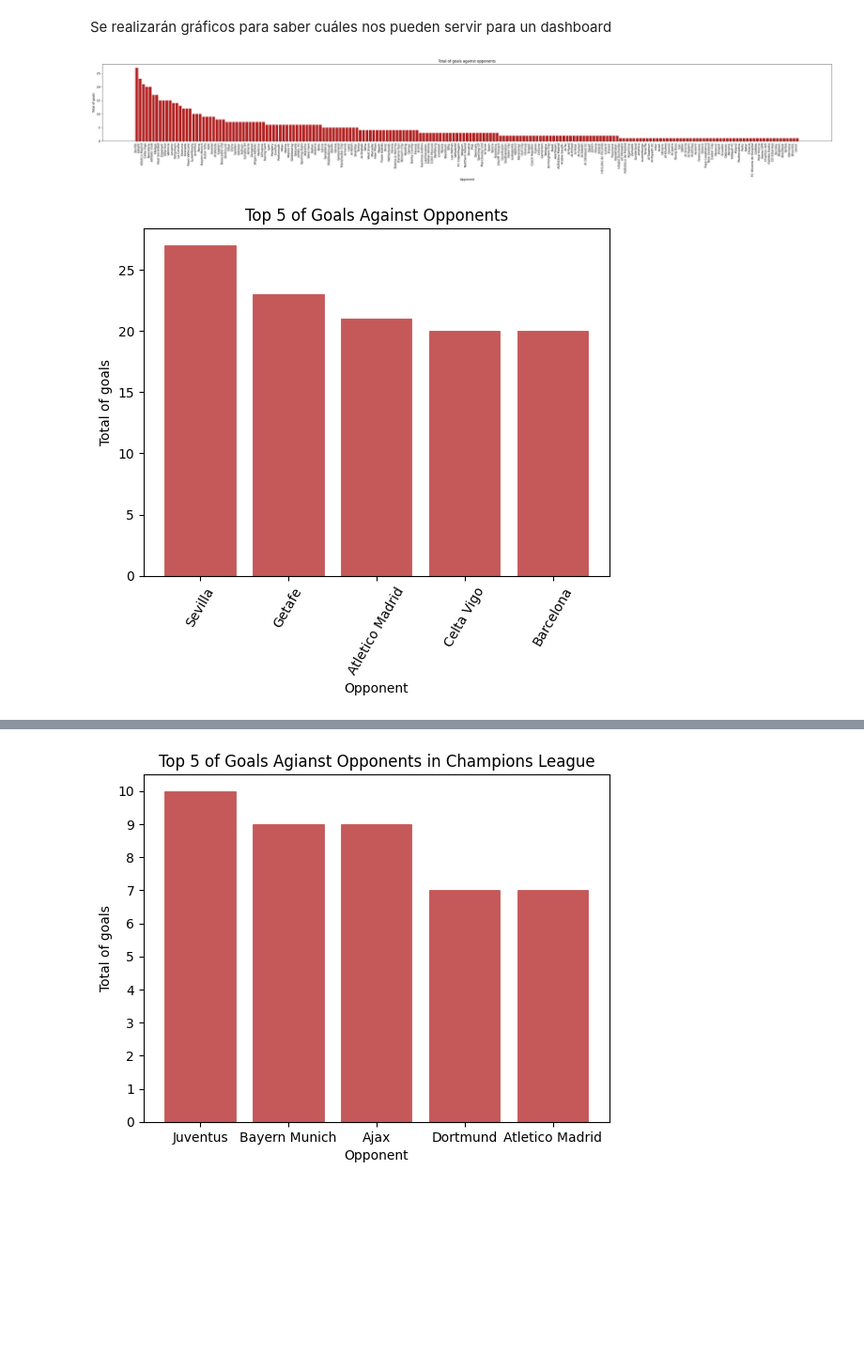
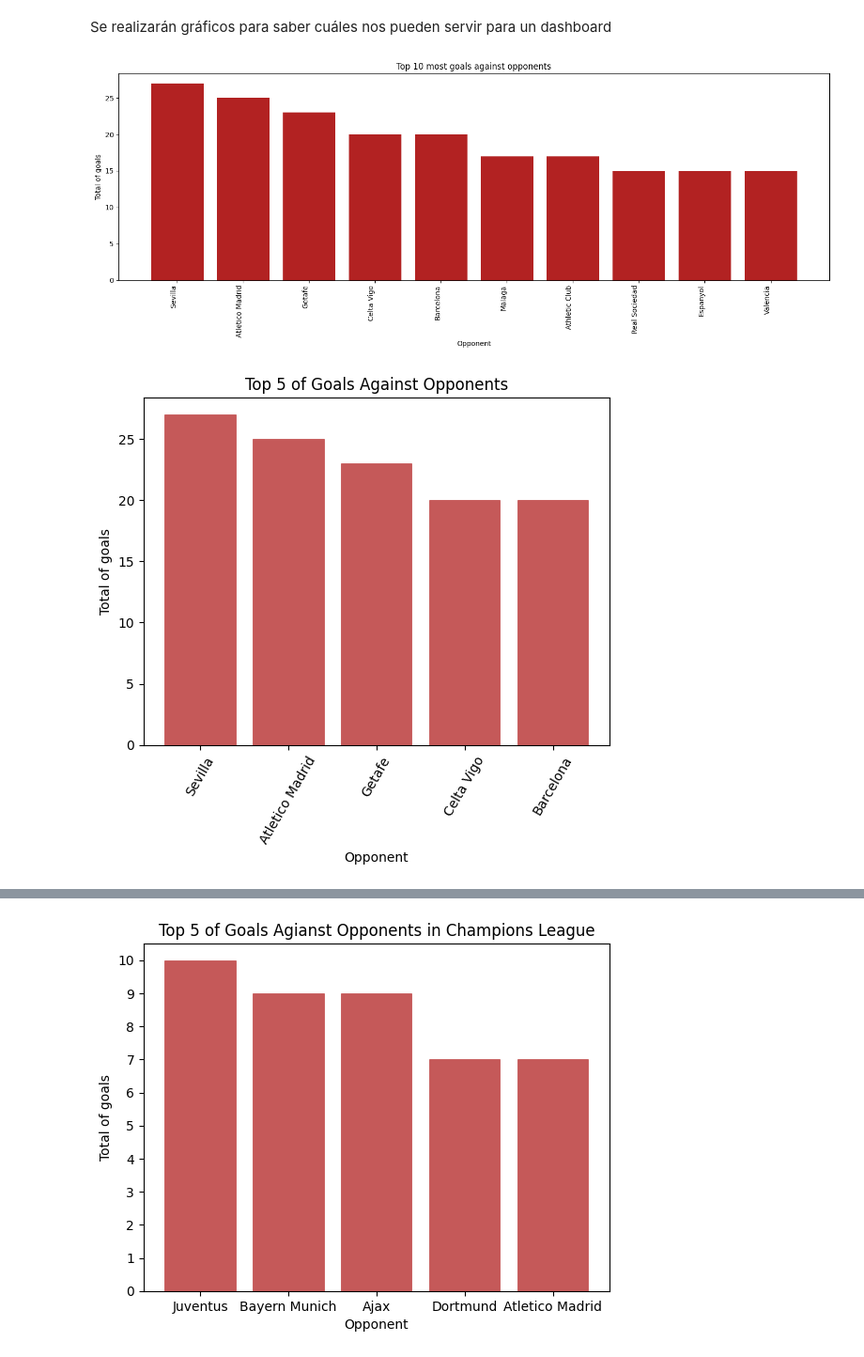
Before and after one commit to Bethcosima/RonaldoStats, a Jupyter notebook: ETL-EDA/EDA.ipynb, the cells around one changed output, grey strips where cells are left out. Shown at 94% size. Saved outputs shown, nothing was run; the diff lists cells and outputs as text; code cells hidden in the pictures; blank space fills up the shorter version.

```diff
--- a/ETL-EDA/EDA.ipynb
+++ b/ETL-EDA/EDA.ipynb
@@ -27,0 +7,3 @@ df.head(4)
+# %%
+df = pd.read_parquet('D:\RonaldoStats\Data\Ronaldo_processed.parquet')
+df.head()
@@ -49,24 +38,24 @@ fig.show()
 # %%
 #agrupamos oponentes y goles
 df_oponentes = df.groupby('Opponent')['Goal'].sum().reset_index()
 
 #ordeanamos de manera descendente
 df_oponentes = df_oponentes.sort_values(by='Goal', ascending=False)
-
+df_oponentes_top5 = df_oponentes.head(10)
 #graficamos con matplotlib
-plt.figure(figsize=(35,6))
-plt.bar(df_oponentes['Opponent'], df_oponentes['Goal'], color = 'firebrick')
+plt.figure(figsize=(15,6))
+plt.bar(df_oponentes_top5['Opponent'], df_oponentes_top5['Goal'], color = 'firebrick')
 
 #añadimos etiquetas
 plt.xlabel('Opponent')
 plt.ylabel('Total of goals')
-plt.title('Total of goals against opponents')
+plt.title('Top 10 most goals against opponents')
 #rotamos las etiquetas del eje x para que se lean mejor
 plt.xticks(rotation= 90,ha='right')
 plt.tight_layout()
 plt.show()
 # %% [output]
-[figure, old version]
+[figure, new version]
 # %%
 df_oponentes = df.groupby('Opponent')['Goal'].sum().reset_index()
 #ordenamos el df por la columna de interes que en este caso es 'Goal'
@@ -85,7 +74,7 @@ plt.title('Top 5 of Goals Against Opponents')
 plt.xticks(rotation=60)
 plt.show()
 # %% [output]
-[figure, old version]
+[figure, new version]
 # %%
 df_oponentes = df.groupby('Competition')['Goal'].sum().reset_index()
 #ordenamos el df por la columna de interes que en este caso es 'Goal'
```
Also changed, not shown: parts of 17 cells of this notebook, 3 other files.
